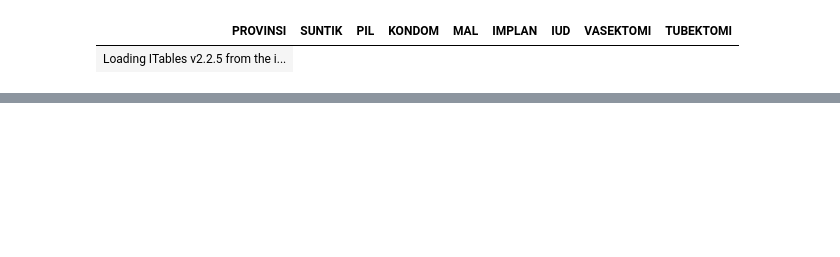
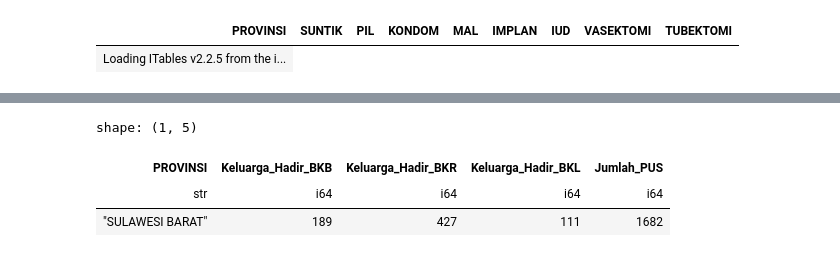
Before and after one commit to pokja0/profil_desa_py, a Jupyter notebook: tes_output.ipynb, the cells around one changed output, grey strips where cells are left out. Drawn from its saved outputs; the diff is of its cells as text; code cells hidden in the pictures; blank space fills up the shorter version.

```diff
--- a/tes_output.ipynb
+++ b/tes_output.ipynb
@@ -791,0 +857,64 @@ shape: (5, 14)
+# %%
+import polars as pl
+
+# Asumsi: data_bkb_keluarga, data_bkr, data_bkl, data_pus sudah dimuat sebagai Polars DataFrame
+# dan filter_kabupaten, filter_kecamatan, filter_desa, filter_bulan sudah didefinisikan.
+
+# --- Agregasi BKB ---
+bkb_hadir = data_bkb_keluarga.filter(
+    pl.col("KABUPATEN").is_in(filter_kabupaten),
+    pl.col("KECAMATAN").is_in(filter_kecamatan),
+    pl.col("KELURAHAN").is_in(filter_desa),
+    pl.col("BULAN").is_in(filter_bulan)
+).group_by('PROVINSI').agg([
+    pl.col("JUMLAH KELUARGA ANGGOTA BKB HADIR PERTEMUAN").sum().alias("Keluarga_Hadir_BKB")
+])
+
+# --- Agregasi BKR ---
+bkr_hadir = data_bkr.filter(
+    pl.col("KABUPATEN").is_in(filter_kabupaten),
+    pl.col("KECAMATAN").is_in(filter_kecamatan),
+    pl.col("KELURAHAN").is_in(filter_desa),
+    pl.col("BULAN").is_in(filter_bulan)
+).group_by('PROVINSI').agg([
+    pl.col("JUMLAH KELUARGA ANGGOTA BKR HADIR PERTEMUAN").sum().alias("Keluarga_Hadir_BKR")
+])
+
+# --- Agregasi BKL ---
+bkl_hadir = data_bkl.filter(
+    pl.col("KABUPATEN").is_in(filter_kabupaten),
+    pl.col("KECAMATAN").is_in(filter_kecamatan),
+    pl.col("KELURAHAN").is_in(filter_desa),
+    pl.col("BULAN").is_in(filter_bulan)
+).group_by('PROVINSI').agg([
+    pl.col("JUMLAH ANGGOTA KELUARGA HADIR").sum().alias("Keluarga_Hadir_BKL")
+])
+
+# --- Agregasi PUS ---
+pus_total = data_pus.filter(
+    pl.col("KABUPATEN").is_in(filter_kabupaten),
+    pl.col("KECAMATAN").is_in(filter_kecamatan),
+    pl.col("KELURAHAN").is_in(filter_desa),
+    pl.col("BULAN").is_in(filter_bulan)
+).group_by('PROVINSI').agg([
+    pl.col("PUS").sum().alias("Jumlah_PUS")
+])
+
+# Gabungkan BKB dan BKR
+df_gabungan = bkb_hadir.join(bkr_hadir, on='PROVINSI')
+
+# Gabungkan dengan BKL
+df_gabungan = df_gabungan.join(bkl_hadir, on='PROVINSI')
+
+# Gabungkan dengan PUS
+df_gabungan = df_gabungan.join(pus_total, on='PROVINSI')
+
+# Isi nilai Null (jika ada) yang muncul akibat outer join dengan 0
+# karena 0 hadir/PUS tidak boleh menghasilkan NA dalam perhitungan.
+df_gabungan = df_gabungan.fill_null(0)
+df_gabungan
+# %% [output]
+shape: (1, 5)
+| PROVINSI | Keluarga_Hadir_BKB | Keluarga_Hadir_BKR | Keluarga_Hadir_BKL | Jumlah_PUS |
+| str | i64 | i64 | i64 | i64 |
+| "SULAWESI BARAT" | 189 | 427 | 111 | 1682 |
```
Also changed, not shown: parts of 10 cells of this notebook, 6 other files.
